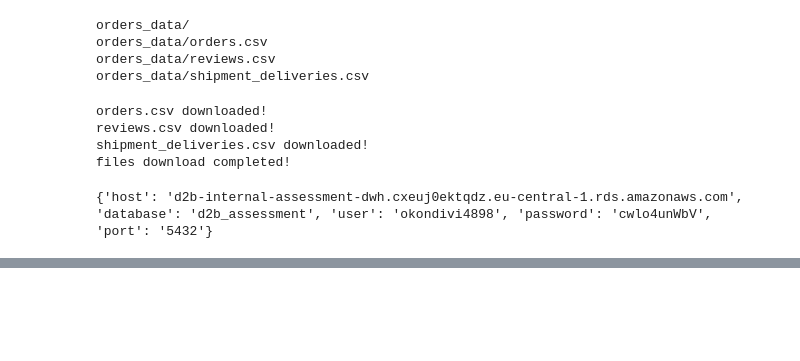
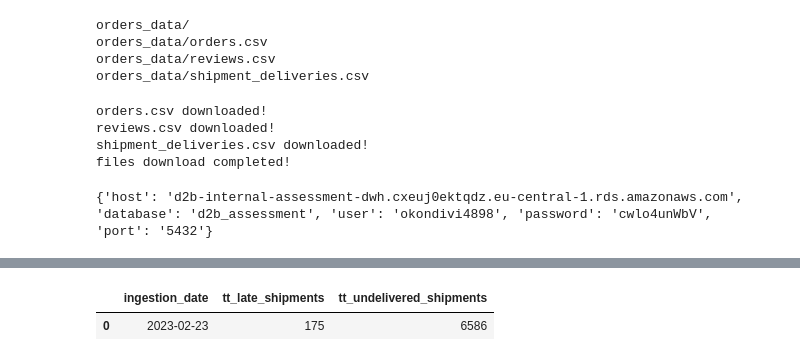
Before and after one commit to franklinobasy/ideal-winner, a Jupyter notebook: test.ipynb, the cells around one changed output, grey strips where cells are left out. Drawn from its saved outputs; the diff is of its cells as text; code cells hidden in the pictures; blank space fills up the shorter version.

```diff
--- a/test.ipynb
+++ b/test.ipynb
@@ -149,0 +252,54 @@ load_csv_todb(conn, staging_schema, csvs)
+# %%
+'''
+2. Total number of late shipments
+
+'''
+
+if conn:
+    conn.close()
+
+conn = connection(params)
+
+query1 = f'''
+DROP TABLE IF EXISTS {analytics_schama}.agg_shipments;
+CREATE TABLE {analytics_schama}.agg_shipments (
+    ingestion_date DATE NOT NULL DEFAULT CURRENT_DATE,
+    tt_late_shipments INTEGER,
+    tt_undelivered_shipments INTEGER
+);
+
+INSERT INTO {analytics_schama}.agg_shipments (
+    SELECT
+        COUNT(*) FILTER (WHERE shipment_date >= order_date + 6 AND delivery_date IS NULL) AS tt_late_shipments,
+        COUNT(*) FILTER (WHERE shipment_date IS NULL AND delivery_date IS NULL AND current_date >= order_date + 15) AS tt_undelivered_shipments
+    FROM
+        {staging_schema}.shipment_deliveries s
+        JOIN {staging_schema}.orders o ON s.order_id = o.order_id
+);
+
+'''
+
+query3 = f'''
+DROP TABLE IF EXISTS {analytics_schama}.agg_shipments;
+CREATE TABLE {analytics_schama}.agg_shipments AS
+SELECT
+    current_date AS ingestion_date,
+    COUNT(CASE WHEN s.shipment_date >= o.order_date + INTERVAL '6 days' AND s.delivery_date IS NULL THEN 1 END) AS tt_late_shipments,
+    COUNT(CASE WHEN s.delivery_date IS NULL AND s.shipment_date IS NULL AND '2022-09-05' >= o.order_date + INTERVAL '15 days' THEN 1 END) AS tt_undelivered_shipments
+FROM {staging_schema}.shipment_deliveries s
+JOIN {staging_schema}.orders o ON s.order_id = o.order_id;
+'''
+
+cursor = conn.cursor()
+cursor.execute(query3)
+conn.commit()
+cursor.close()
+
+query2 = f"SELECT * FROM {analytics_schama}.agg_shipments;"
+
+df2 = pd.read_sql(query2, conn)
+
+df2
+# %% [output]
+|  | ingestion_date | tt_late_shipments | tt_undelivered_shipments |
+| 0 | 2023-02-23 | 175 | 6586 |
```
Also changed, not shown: parts of 3 cells of this notebook.
